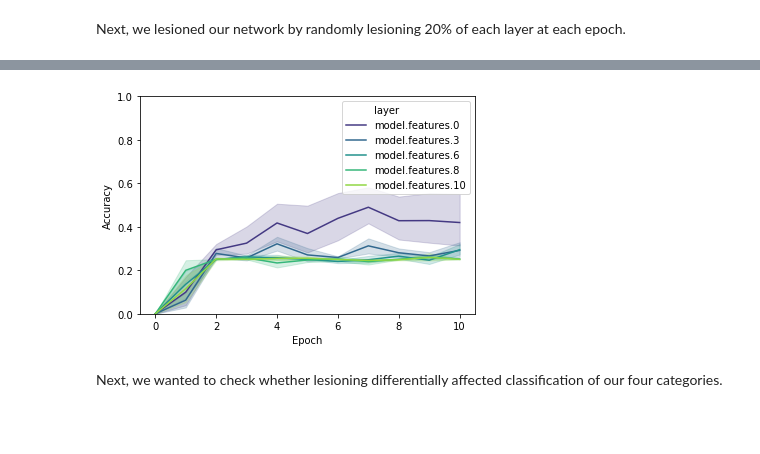
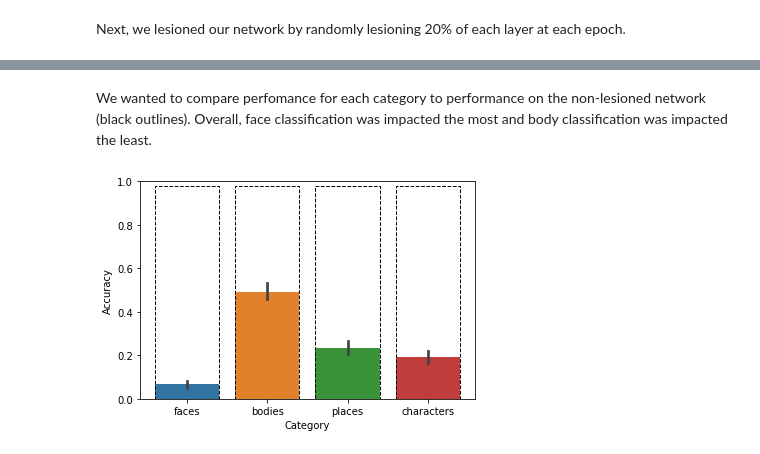
Before and after one commit to violetxi/PSYCH250FinalProject, a Jupyter notebook: writeup/writeup.ipynb, the cells around one changed output, grey strips where cells are left out. Saved outputs shown, nothing was run; the diff lists cells and outputs as text; code cells hidden in the pictures; blank space fills up the shorter version.

```diff
--- a/writeup/writeup.ipynb
+++ b/writeup/writeup.ipynb
@@ -86,10 +87 @@ Overall, lesioning the earliest layer seems to have the least impact on classifi
-# %%
-ax = sns.lineplot(x="epoch", y="accuracy",
-                 hue="layer", palette="viridis",
-                 data=lesion_overall)
-ax.set(xlabel='Epoch', ylabel='Accuracy')
-ax.set(ylim = (0,1))
-plt.show()
-# %% [output]
-[figure, removed]
 # %%
@@ -111,2 +104,26 @@ lesion_by_cat = pd.DataFrame(data, columns=['epoch', 'exp', 'layer','label','acc
-# %% [markdown]
-Next, we wanted to check whether lesioning differentially affected classification of our four categories.
+# %% [markdown]
+We wanted to compare perfomance for each category to performance on the non-lesioned network (black outlines). Overall, face classification was impacted the most and body classification was impacted the least.
+# %%
+ax = sns.barplot(x="label",y="accuracy", data=lesion_by_cat)
+ax.set(ylim = (0,1))
+ax.set(xlabel='Category', ylabel='Accuracy')
+ax.set(ylim = (0,1))
+
+df = pd.DataFrame(epoch_by_label)
+df = df.T
+header_row = 0
+df.columns = df.iloc[header_row]
+df = df.reset_index(drop=True)
+df = df.drop(header_row)
+df = df.reset_index(drop=True)
+
+labels = ["faces","bodies","places","characters"]
+accuracy = []
+for i in labels:
+    accuracy.append(df[l][11]) #accuracy on the fully trained network
+
+ax.axes.bar(labels,accuracy, fill=0, edgecolor="k",linestyle="--")
+
+plt.show()
+# %% [output]
+[figure, added]
```
Also changed, not shown: parts of 21 cells of this notebook, 2 other files.
